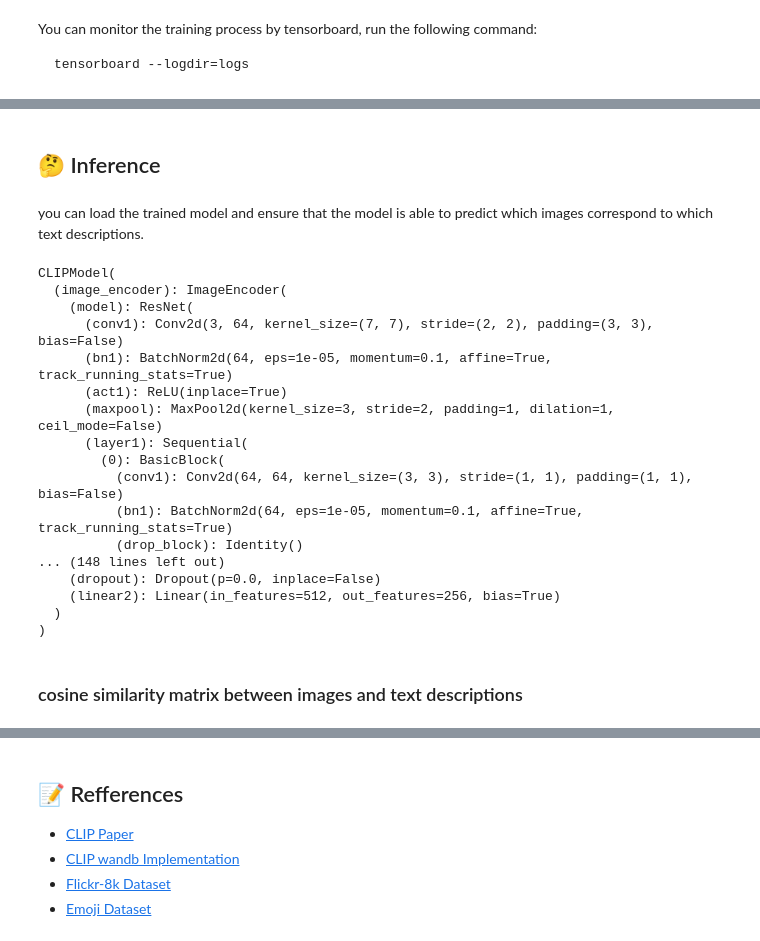
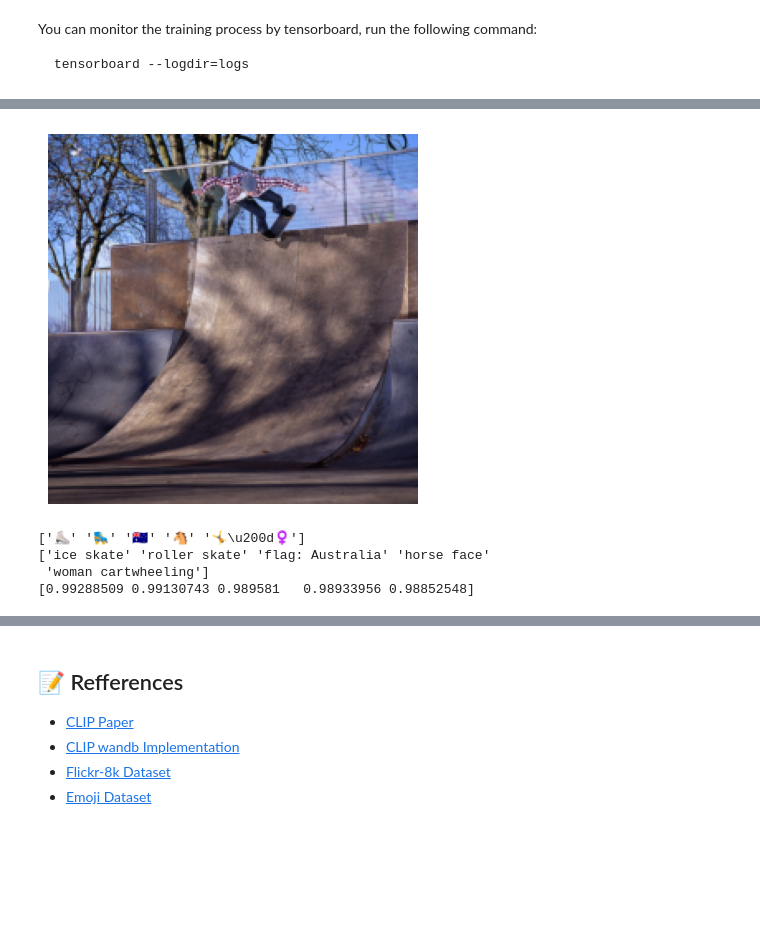
Before and after one commit to yosshstd/Image2Emoji, a Jupyter notebook: main.ipynb, the cells around one changed output, grey strips where cells are left out. Drawn from its saved outputs; the diff is of its cells as text; code cells hidden in the pictures; blank space fills up the shorter version.

Commit message:
Add Zero-shot Emoji Prediction

```diff
--- a/main.ipynb
+++ b/main.ipynb
@@ -95,25 +117,0 @@ tensorboard --logdir=logs
-# %% [markdown]
-## 🤔 Inference
-# %% [markdown]
-you can load the trained model and ensure that the model is able to predict which images correspond to which text descriptions.
-# %%
-#model.load_state_dict(torch.load('model_weights/model.epoch10.pth'))
-model.eval()
-# %% [output]
-CLIPModel(
-  (image_encoder): ImageEncoder(
-    (model): ResNet(
-      (conv1): Conv2d(3, 64, kernel_size=(7, 7), stride=(2, 2), padding=(3, 3), bias=False)
-      (bn1): BatchNorm2d(64, eps=1e-05, momentum=0.1, affine=True, track_running_stats=True)
-      (act1): ReLU(inplace=True)
-      (maxpool): MaxPool2d(kernel_size=3, stride=2, padding=1, dilation=1, ceil_mode=False)
-      (layer1): Sequential(
-        (0): BasicBlock(
-          (conv1): Conv2d(64, 64, kernel_size=(3, 3), stride=(1, 1), padding=(1, 1), bias=False)
-          (bn1): BatchNorm2d(64, eps=1e-05, momentum=0.1, affine=True, track_running_stats=True)
-          (drop_block): Identity()
-... (148 lines left out)
-    (dropout): Dropout(p=0.0, inplace=False)
-    (linear2): Linear(in_features=512, out_features=256, bias=True)
-  )
-)
@@ -122,3 +118,36 @@ images, texts, captions = next(iter(val_loader))
-# %% [markdown]
-### cosine similarity matrix between images and text descriptions
+# %%
+pd_emoji = pd.read_csv('EmojiDataset/emoji_with_embeddings2.csv')
+# Get emoji embeddings
+emoji_embeddings = pd_emoji.iloc[:, 2:].values
+
+# Fetch a batch of images and captions
+images, texts, captions = next(iter(train_loader))
+id = 0
+
+# Get image embedding
+image_features = model.image_encoder(images[id].unsqueeze(0).to(device))
+image_embeddings = model.image_projection(image_features)
+image_embeddings = F.normalize(image_embeddings, dim=-1).cpu().detach().numpy()
+
+# Calculate similarity between image and emoji embeddings
+similarity = np.dot(image_embeddings, emoji_embeddings.T)
+
+# Show image
+plt.imshow(images[id].permute(1, 2, 0)/2+0.5)
+plt.axis('off')
+plt.show()
+
+# Get top 5 most similar emojis
+top5_idx = np.argsort(similarity[0])[::-1][:5]
+top5_emojis = pd_emoji.iloc[top5_idx, 0].values
+top5_emoji_captions = pd_emoji.iloc[top5_idx, 1].values
+print(top5_emojis)
+print(top5_emoji_captions)
+print(similarity[0][top5_idx])
+# %% [output]
+[figure, added]
+['⛸' '🛼' '🇦🇺' '🐴' '🤸\u200d♀️']
+['ice skate' 'roller skate' 'flag: Australia' 'horse face'
+ 'woman cartwheeling']
+[0.99288509 0.99130743 0.989581   0.98933956 0.98852548]
 # %%
```
Also changed, not shown: parts of 19 cells of this notebook, 11 other files.
